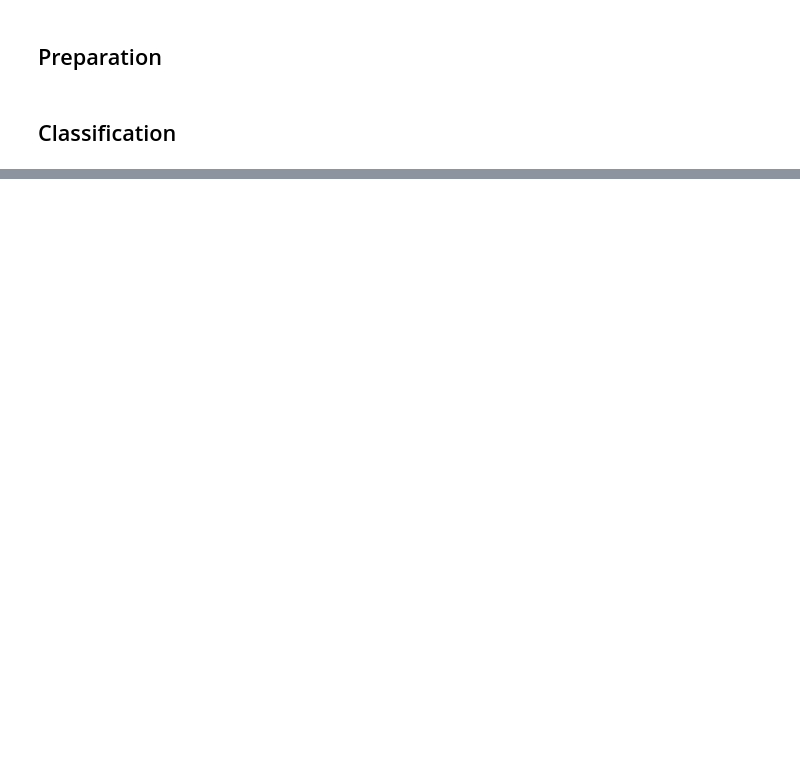
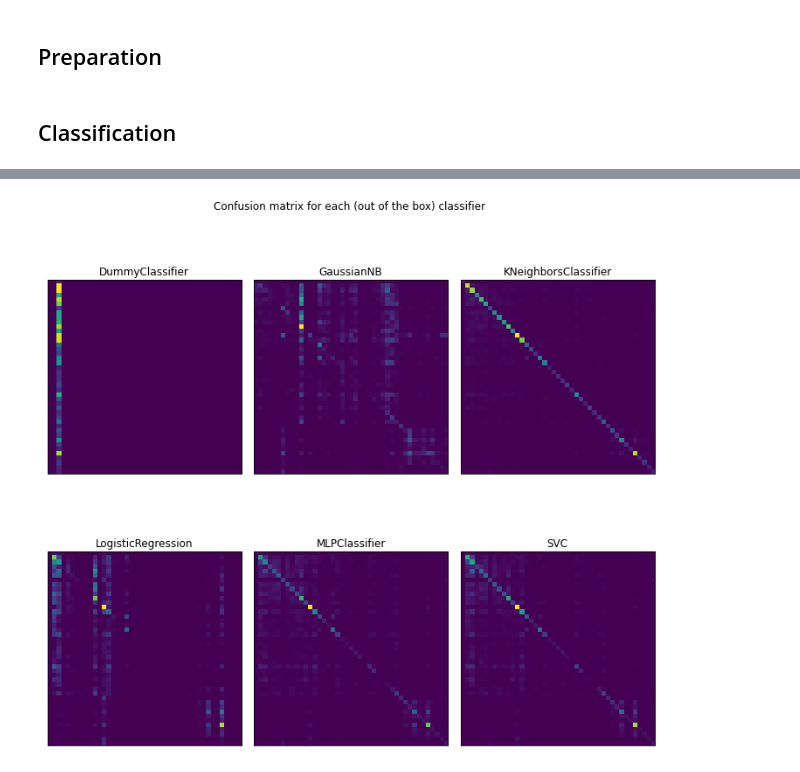
Before and after one commit to k-papadakis/ml-labs, a Jupyter notebook: supervised.ipynb, the cells around one changed output, grey strips where cells are left out. Cells and saved outputs as stored; diff of their text form; code cells hidden in the pictures; blank space fills up the shorter version.

```diff
--- a/supervised.ipynb
+++ b/supervised.ipynb
@@ -136,0 +222,34 @@ clf = LogisticRegression(random_state=RANDOM_STATE)
+# %%
+# Confusion matrix for each classifier
+def plot_confusion_matrices(measurements, suptitle=None, axs=None):
+
+    # Compute the grid layout
+    if axs is None:
+        n = len(measurements)
+        k = math.isqrt(n)
+        q, r = divmod(n - k*k, k)
+        nrows = k
+        ncols = k + q + (r != 0)  # ceiling division
+        fig, axs = plt.subplots(nrows=nrows, ncols=ncols, figsize=(10, 10))
+
+    # Plot the confusion matrices
+    for (_, _, clf), ax in zip(measurements, axs.flat):
+        ConfusionMatrixDisplay.from_estimator(clf, X_test, y_test,
+                                            colorbar=False, include_values=False, ax=ax)
+        ax.set_title(type(clf).__name__)
+        ax.get_xaxis().set_visible(False)
+        ax.get_yaxis().set_visible(False)
+
+    # Strip the axes of the unfilled parts of the grid (if there are any)
+    for ax in axs.flat[n:]:
+        ax.axis('off')
+
+    if suptitle is not None:
+        fig.suptitle(suptitle)
+
+    fig.tight_layout()
+# %%
+plot_confusion_matrices(default_measurements, suptitle='Confusion matrix for each (out of the box) classifier')
+plt.show()
+# %% [output]
+[figure, added]
```
Also changed, not shown: parts of 14 cells of this notebook, 1 other file.
